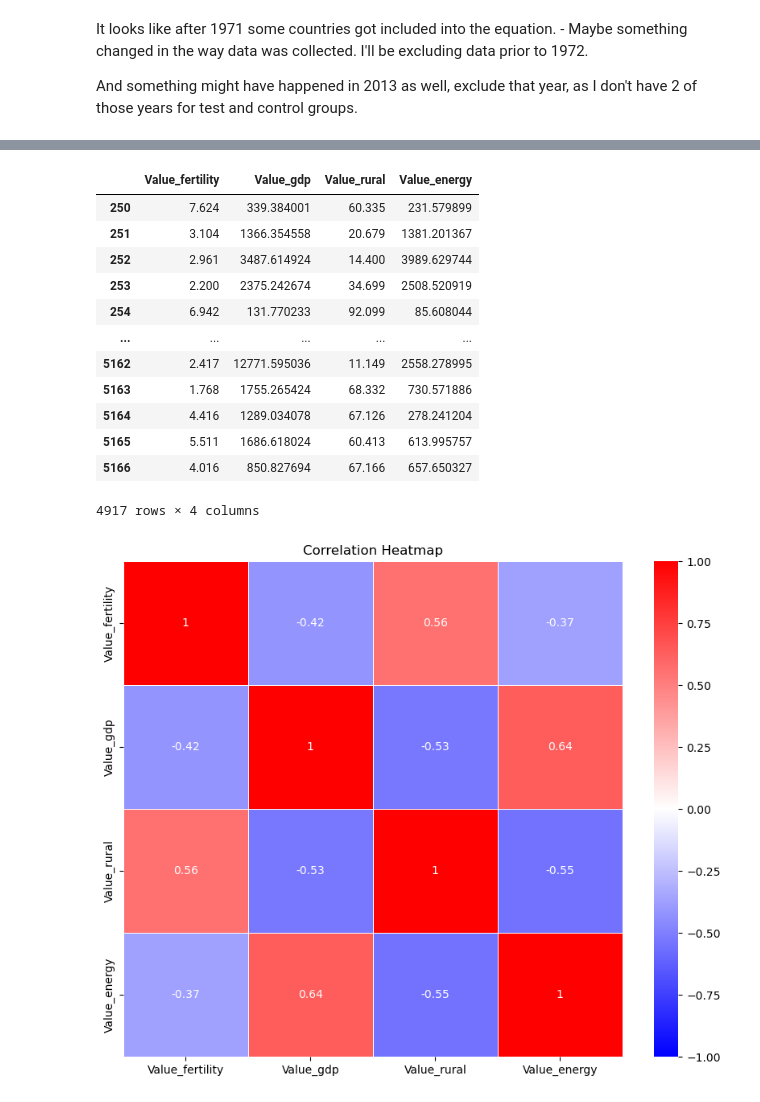
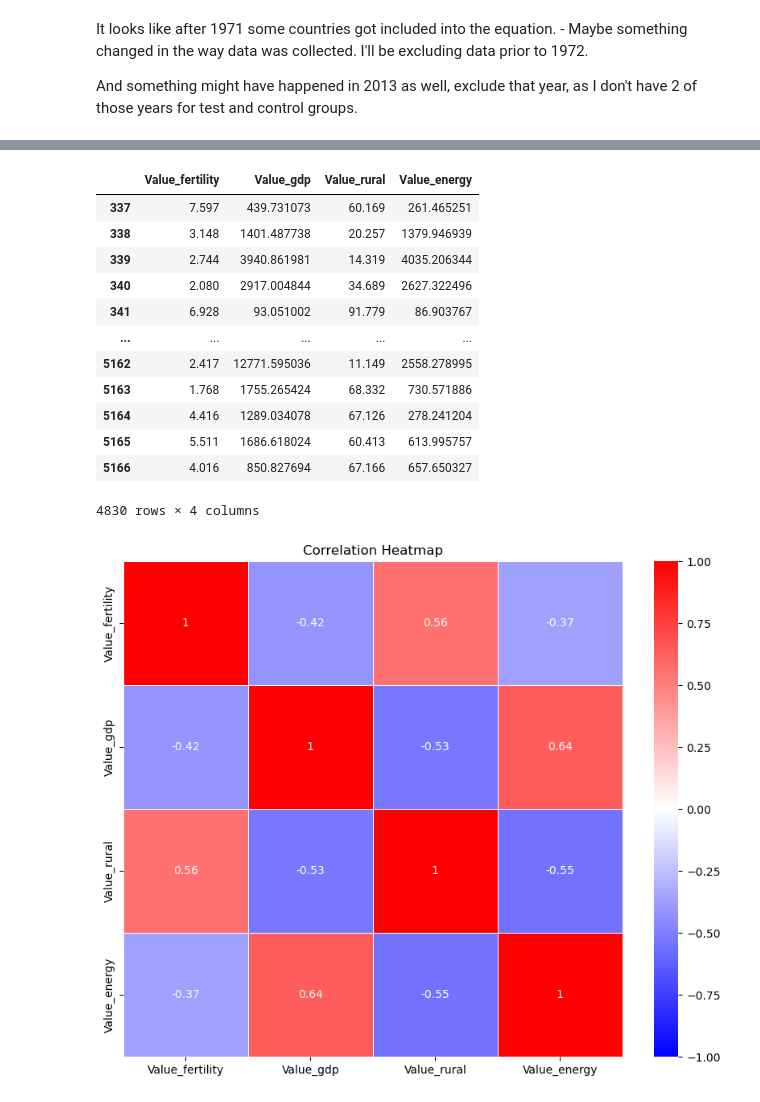
Before and after one commit to marianambc/PythonExercises, a Jupyter notebook: Project_2.ipynb, the cells around one changed output, grey strips where cells are left out. Drawn from its saved outputs; the diff is of its cells as text; code cells hidden in the pictures.

```diff
--- a/Project_2.ipynb
+++ b/Project_2.ipynb
@@ -357,27 +307,27 @@ plt.show()
 # %%
 # Exclude here some data in time (prior to 1972 and after 2012).
 
-dataForMod = dataIn[(dataIn['Year'] >=1971) & (dataIn['Year'] < 2013)]
+dataForMod = dataIn[(dataIn['Year'] > 1971) & (dataIn['Year'] < 2013)]
 
 
 # Data in format for correlation
 dataForModRelevantColumns = dataForMod[['Value_fertility', 'Value_gdp', 'Value_rural', 'Value_energy']]
 
 dataForModRelevantColumns
 # %% [output]
 |  | Value_fertility | Value_gdp | Value_rural | Value_energy |
-| 250 | 7.624 | 339.384001 | 60.335 | 231.579899 |
-| 251 | 3.104 | 1366.354558 | 20.679 | 1381.201367 |
-| 252 | 2.961 | 3487.614924 | 14.400 | 3989.629744 |
-| 253 | 2.200 | 2375.242674 | 34.699 | 2508.520919 |
-| 254 | 6.942 | 131.770233 | 92.099 | 85.608044 |
+| 337 | 7.597 | 439.731073 | 60.169 | 261.465251 |
+| 338 | 3.148 | 1401.487738 | 20.257 | 1379.946939 |
+| 339 | 2.744 | 3940.861981 | 14.319 | 4035.206344 |
+| 340 | 2.080 | 2917.004844 | 34.689 | 2627.322496 |
+| 341 | 6.928 | 93.051002 | 91.779 | 86.903767 |
 | ... | ... | ... | ... | ... |
 | 5162 | 2.417 | 12771.595036 | 11.149 | 2558.278995 |
 | 5163 | 1.768 | 1755.265424 | 68.332 | 730.571886 |
 | 5164 | 4.416 | 1289.034078 | 67.126 | 278.241204 |
 | 5165 | 5.511 | 1686.618024 | 60.413 | 613.995757 |
 | 5166 | 4.016 | 850.827694 | 67.166 | 657.650327 |
-4917 rows × 4 columns
+4830 rows × 4 columns
 # %%
 # Step 2.B - Check the correlation between inputs
 # Test the correlation with a heatmap visulization
```
Also changed, not shown: parts of 40 cells of this notebook.
